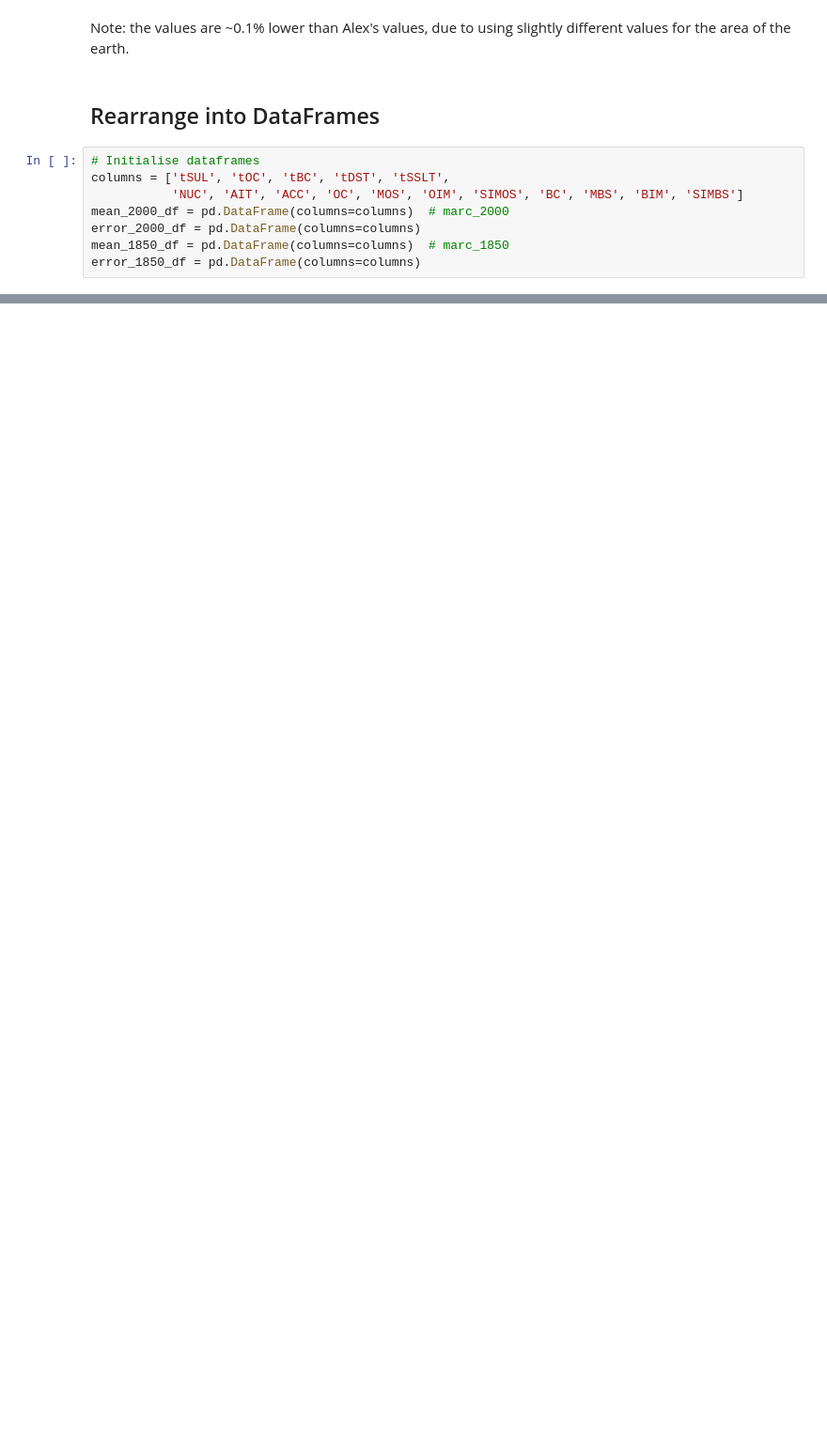
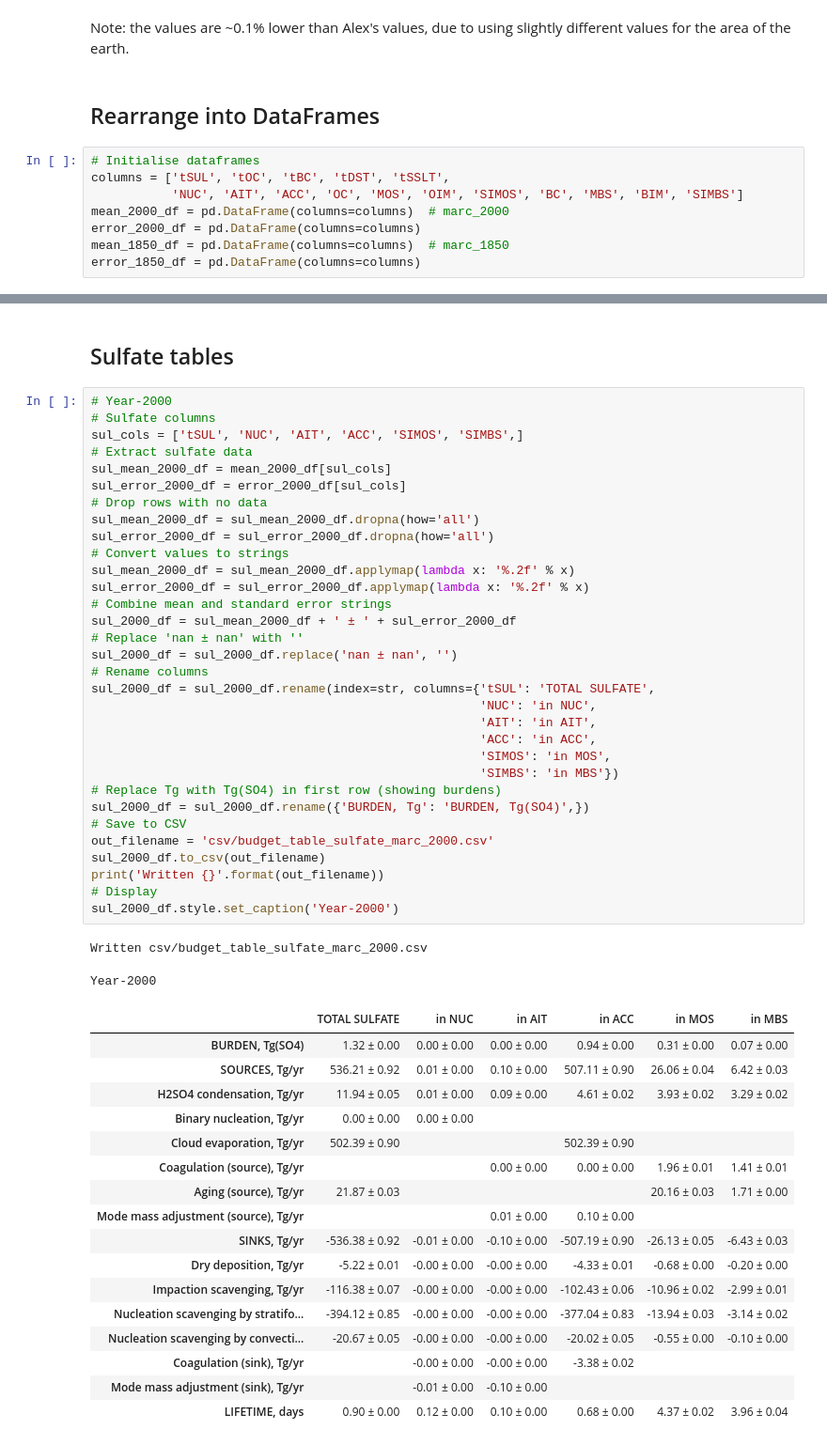
Before and after one commit to grandey/p17c-marc-comparison, a Jupyter notebook: analysis_draft2017b/budget_tables_draft2017b.ipynb, the cells around one changed output, grey strips where cells are left out. Shown at 94% size. Drawn from its saved outputs; the diff is of its cells as text; blank space fills up the shorter version.

```diff
--- a/analysis_draft2017b/budget_tables_draft2017b.ipynb
+++ b/analysis_draft2017b/budget_tables_draft2017b.ipynb
@@ -278,0 +217,54 @@ mean_1850_df
+# %% [markdown]
+## Sulfate tables
+# %%
+# Year-2000
+# Sulfate columns
+sul_cols = ['tSUL', 'NUC', 'AIT', 'ACC', 'SIMOS', 'SIMBS',]
+# Extract sulfate data
+sul_mean_2000_df = mean_2000_df[sul_cols]
+sul_error_2000_df = error_2000_df[sul_cols]
+# Drop rows with no data
+sul_mean_2000_df = sul_mean_2000_df.dropna(how='all')
+sul_error_2000_df = sul_error_2000_df.dropna(how='all')
+# Convert values to strings
+sul_mean_2000_df = sul_mean_2000_df.applymap(lambda x: '%.2f' % x)
+sul_error_2000_df = sul_error_2000_df.applymap(lambda x: '%.2f' % x)
+# Combine mean and standard error strings
+sul_2000_df = sul_mean_2000_df + ' ± ' + sul_error_2000_df
+# Replace 'nan ± nan' with ''
+sul_2000_df = sul_2000_df.replace('nan ± nan', '')
+# Rename columns
+sul_2000_df = sul_2000_df.rename(index=str, columns={'tSUL': 'TOTAL SULFATE',
+                                                     'NUC': 'in NUC',
+                                                     'AIT': 'in AIT',
+                                                     'ACC': 'in ACC',
+                                                     'SIMOS': 'in MOS',
+                                                     'SIMBS': 'in MBS'})
+# Replace Tg with Tg(SO4) in first row (showing burdens)
+sul_2000_df = sul_2000_df.rename({'BURDEN, Tg': 'BURDEN, Tg(SO4)',})
+# Save to CSV
+out_filename = 'csv/budget_table_sulfate_marc_2000.csv'
+sul_2000_df.to_csv(out_filename)
+print('Written {}'.format(out_filename))
+# Display
+sul_2000_df.style.set_caption('Year-2000')
+# %% [output]
+Written csv/budget_table_sulfate_marc_2000.csv
+Year-2000
+|  | TOTAL SULFATE | in NUC | in AIT | in ACC | in MOS | in MBS |
+| BURDEN, Tg(SO4) | 1.32 ± 0.00 | 0.00 ± 0.00 | 0.00 ± 0.00 | 0.94 ± 0.00 | 0.31 ± 0.00 | 0.07 ± 0.00 |
+| SOURCES, Tg/yr | 536.21 ± 0.92 | 0.01 ± 0.00 | 0.10 ± 0.00 | 507.11 ± 0.90 | 26.06 ± 0.04 | 6.42 ± 0.03 |
+| H2SO4 condensation, Tg/yr | 11.94 ± 0.05 | 0.01 ± 0.00 | 0.09 ± 0.00 | 4.61 ± 0.02 | 3.93 ± 0.02 | 3.29 ± 0.02 |
+| Binary nucleation, Tg/yr | 0.00 ± 0.00 | 0.00 ± 0.00 |  |  |  |  |
+| Cloud evaporation, Tg/yr | 502.39 ± 0.90 |  |  | 502.39 ± 0.90 |  |  |
+| Coagulation (source), Tg/yr |  |  | 0.00 ± 0.00 | 0.00 ± 0.00 | 1.96 ± 0.01 | 1.41 ± 0.01 |
+| Aging (source), Tg/yr | 21.87 ± 0.03 |  |  |  | 20.16 ± 0.03 | 1.71 ± 0.00 |
+| Mode mass adjustment (source), Tg/yr |  |  | 0.01 ± 0.00 | 0.10 ± 0.00 |  |  |
+| SINKS, Tg/yr | -536.38 ± 0.92 | -0.01 ± 0.00 | -0.10 ± 0.00 | -507.19 ± 0.90 | -26.13 ± 0.05 | -6.43 ± 0.03 |
+| Dry deposition, Tg/yr | -5.22 ± 0.01 | -0.00 ± 0.00 | -0.00 ± 0.00 | -4.33 ± 0.01 | -0.68 ± 0.00 | -0.20 ± 0.00 |
+| Impaction scavenging, Tg/yr | -116.38 ± 0.07 | -0.00 ± 0.00 | -0.00 ± 0.00 | -102.43 ± 0.06 | -10.96 ± 0.02 | -2.99 ± 0.01 |
+| Nucleation scavenging by stratifo... | -394.12 ± 0.85 | -0.00 ± 0.00 | -0.00 ± 0.00 | -377.04 ± 0.83 | -13.94 ± 0.03 | -3.14 ± 0.02 |
+| Nucleation scavenging by convecti... | -20.67 ± 0.05 | -0.00 ± 0.00 | -0.00 ± 0.00 | -20.02 ± 0.05 | -0.55 ± 0.00 | -0.10 ± 0.00 |
+| Coagulation (sink), Tg/yr |  | -0.00 ± 0.00 | -0.00 ± 0.00 | -3.38 ± 0.02 |  |  |
+| Mode mass adjustment (sink), Tg/yr |  | -0.01 ± 0.00 | -0.10 ± 0.00 |  |  |  |
+| LIFETIME, days | 0.90 ± 0.00 | 0.12 ± 0.00 | 0.10 ± 0.00 | 0.68 ± 0.00 | 4.37 ± 0.02 | 3.96 ± 0.04 |
```
Also changed, not shown: parts of 19 cells of this notebook, 8 other files.
